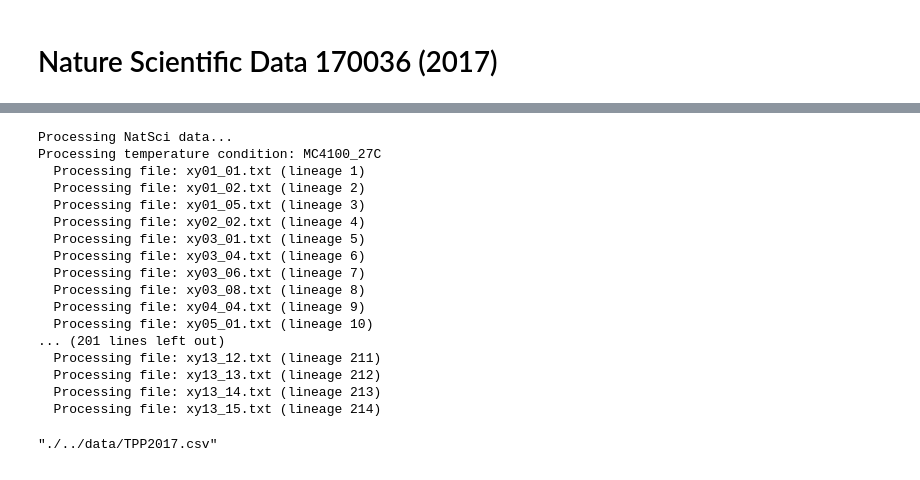
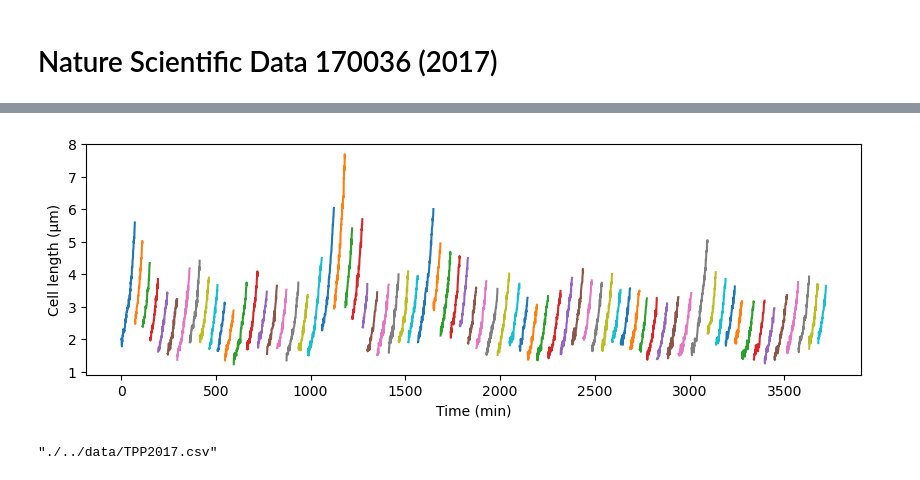
Before and after one commit to elevien/single-cell-size-data, a Jupyter notebook: processing/process_all_datasets.ipynb, the cells around one changed output, grey strips where cells are left out. Drawn from its saved outputs; the diff is of its cells as text; code cells hidden in the pictures.

```diff
--- a/processing/process_all_datasets.ipynb
+++ b/processing/process_all_datasets.ipynb
@@ -93,22 +109,18 @@ fig
+# %%
+experiments = unique(df_nsd.experiment)
+d = df_nsd[(df_nsd.experiment .== experiments[1]) .& (df_nsd.lineage .== 1),:]
+
+fig, ax= subplots(figsize=(10,3))
+for cell in unique(d.cell)
+    dcell = d[d.cell .== cell,:]
+    ax.plot(dcell.time_units,dcell.size)
+end
+ax.set_xlabel("Time (min)")
+ax.set_ylabel("Cell length (μm)")
+fig
+# %% [output]
+[figure, added]
 # %%
-df_nsd = process_natsci_data()
 CSV.write(joinpath("./../data/","TPP2017.csv"),df_nsd)
 # %% [output]
-Processing NatSci data...
-Processing temperature condition: MC4100_27C
-  Processing file: xy01_01.txt (lineage 1)
-  Processing file: xy01_02.txt (lineage 2)
-  Processing file: xy01_05.txt (lineage 3)
-  Processing file: xy02_02.txt (lineage 4)
-  Processing file: xy03_01.txt (lineage 5)
-  Processing file: xy03_04.txt (lineage 6)
-  Processing file: xy03_06.txt (lineage 7)
-  Processing file: xy03_08.txt (lineage 8)
-  Processing file: xy04_04.txt (lineage 9)
-  Processing file: xy05_01.txt (lineage 10)
-... (201 lines left out)
-  Processing file: xy13_12.txt (lineage 211)
-  Processing file: xy13_13.txt (lineage 212)
-  Processing file: xy13_14.txt (lineage 213)
-  Processing file: xy13_15.txt (lineage 214)
+"./../data/TPP2017.csv"
-"./../data/TPP2017.csv"
```
Also changed, not shown: parts of 17 cells of this notebook, 28 other files.
